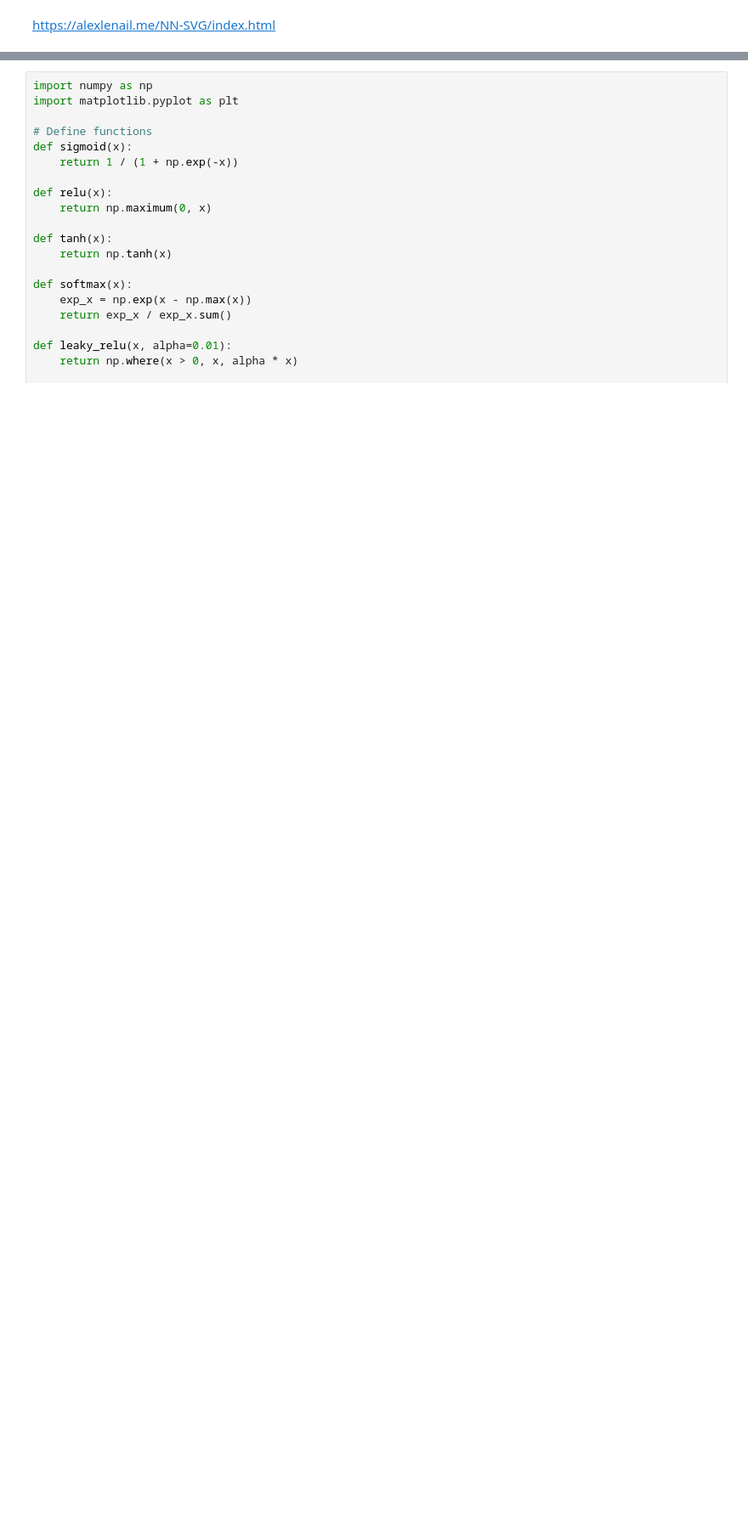
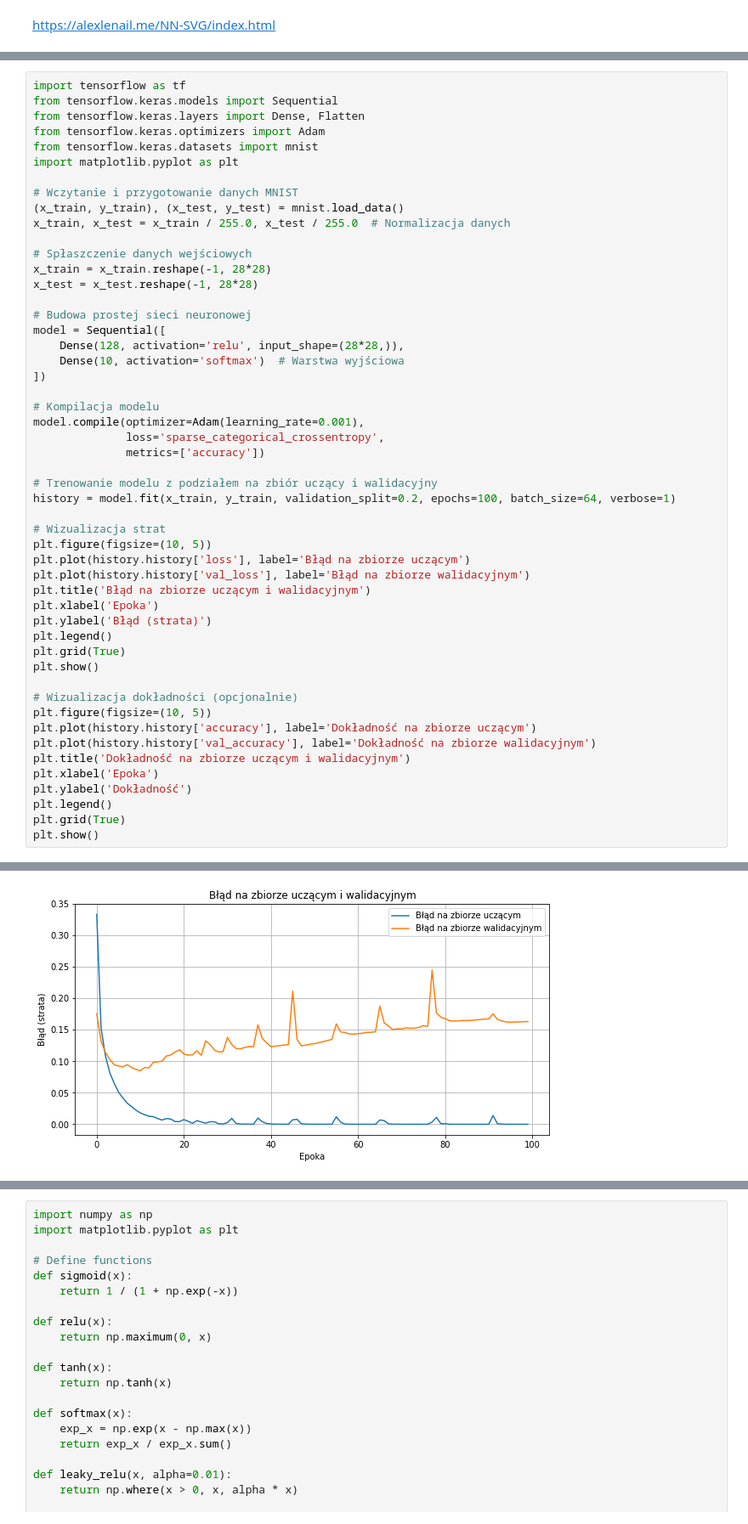
Before and after one commit to SmolakK/UczenieMaszynowe2025, a Jupyter notebook: 1. UM 4.ipynb, the cells around one changed output, grey strips where cells are left out. Shown at 85% size. Saved outputs shown, nothing was run; the diff lists cells and outputs as text; blank space fills up the shorter version.

```diff
--- a/1. UM 4.ipynb
+++ b/1. UM 4.ipynb
@@ -1394,0 +1466,52 @@ https://alexlenail.me/NN-SVG/index.html
+# %%
+import tensorflow as tf
+from tensorflow.keras.models import Sequential
+from tensorflow.keras.layers import Dense, Flatten
+from tensorflow.keras.optimizers import Adam
+from tensorflow.keras.datasets import mnist
+import matplotlib.pyplot as plt
+
+# Wczytanie i przygotowanie danych MNIST
+(x_train, y_train), (x_test, y_test) = mnist.load_data()
+x_train, x_test = x_train / 255.0, x_test / 255.0  # Normalizacja danych
+
+# Spłaszczenie danych wejściowych
+x_train = x_train.reshape(-1, 28*28)
+x_test = x_test.reshape(-1, 28*28)
+
+# Budowa prostej sieci neuronowej
+model = Sequential([
+    Dense(128, activation='relu', input_shape=(28*28,)),
+    Dense(10, activation='softmax')  # Warstwa wyjściowa
+])
+
+# Kompilacja modelu
+model.compile(optimizer=Adam(learning_rate=0.001),
+              loss='sparse_categorical_crossentropy',
+              metrics=['accuracy'])
+
+# Trenowanie modelu z podziałem na zbiór uczący i walidacyjny
+history = model.fit(x_train, y_train, validation_split=0.2, epochs=100, batch_size=64, verbose=1)
+
+# Wizualizacja strat
+plt.figure(figsize=(10, 5))
+plt.plot(history.history['loss'], label='Błąd na zbiorze uczącym')
+plt.plot(history.history['val_loss'], label='Błąd na zbiorze walidacyjnym')
+plt.title('Błąd na zbiorze uczącym i walidacyjnym')
+plt.xlabel('Epoka')
+plt.ylabel('Błąd (strata)')
+plt.legend()
+plt.grid(True)
+plt.show()
+
+# Wizualizacja dokładności (opcjonalnie)
+plt.figure(figsize=(10, 5))
+plt.plot(history.history['accuracy'], label='Dokładność na zbiorze uczącym')
+plt.plot(history.history['val_accuracy'], label='Dokładność na zbiorze walidacyjnym')
+plt.title('Dokładność na zbiorze uczącym i walidacyjnym')
+plt.xlabel('Epoka')
+plt.ylabel('Dokładność')
+plt.legend()
+plt.grid(True)
+plt.show()
+# %% [output]
@@ -1394,0 +1535 @@ https://alexlenail.me/NN-SVG/index.html
+[figure, added]
```
Also changed, not shown: parts of 11 cells of this notebook, 55 other files.
